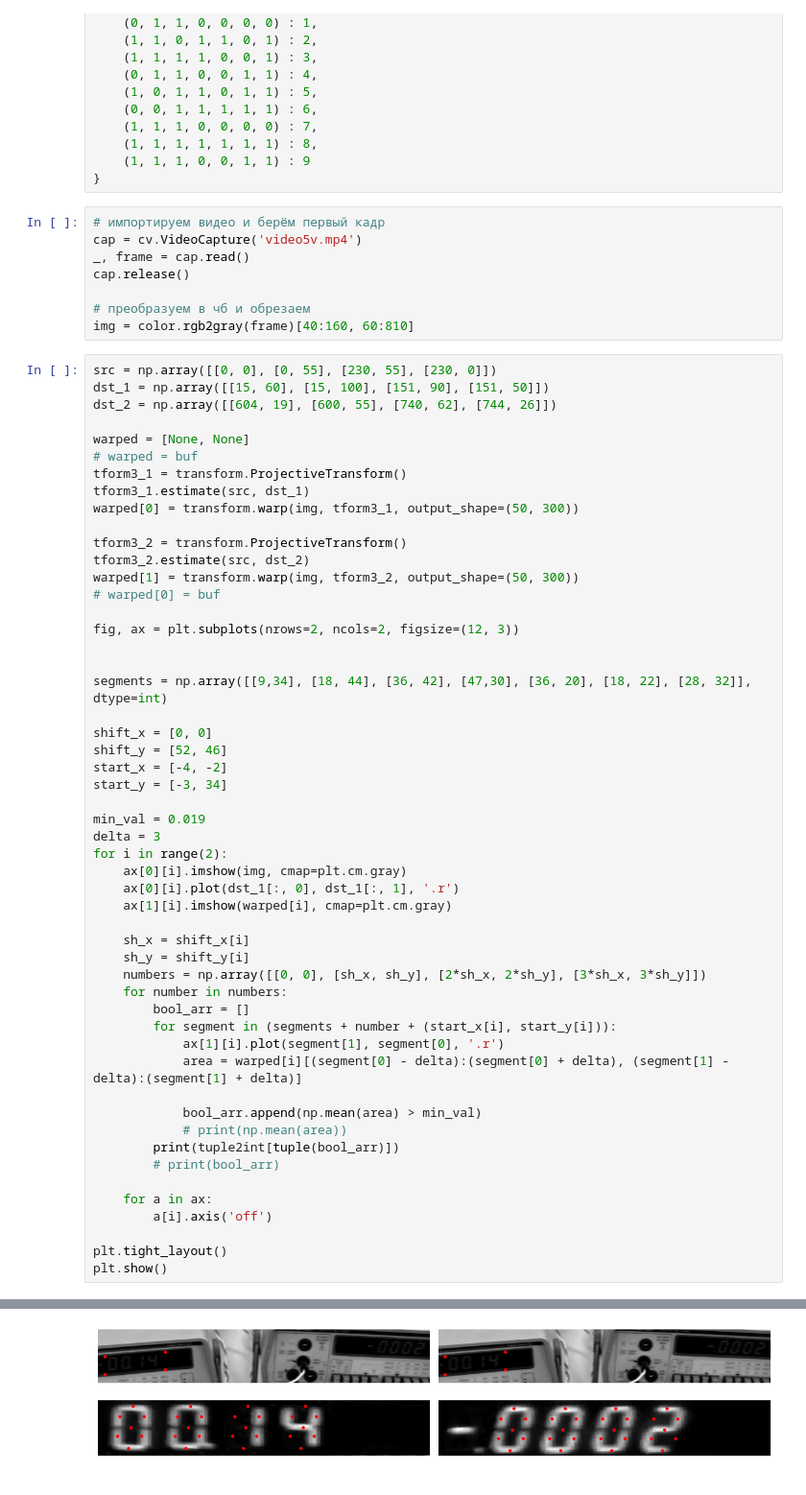
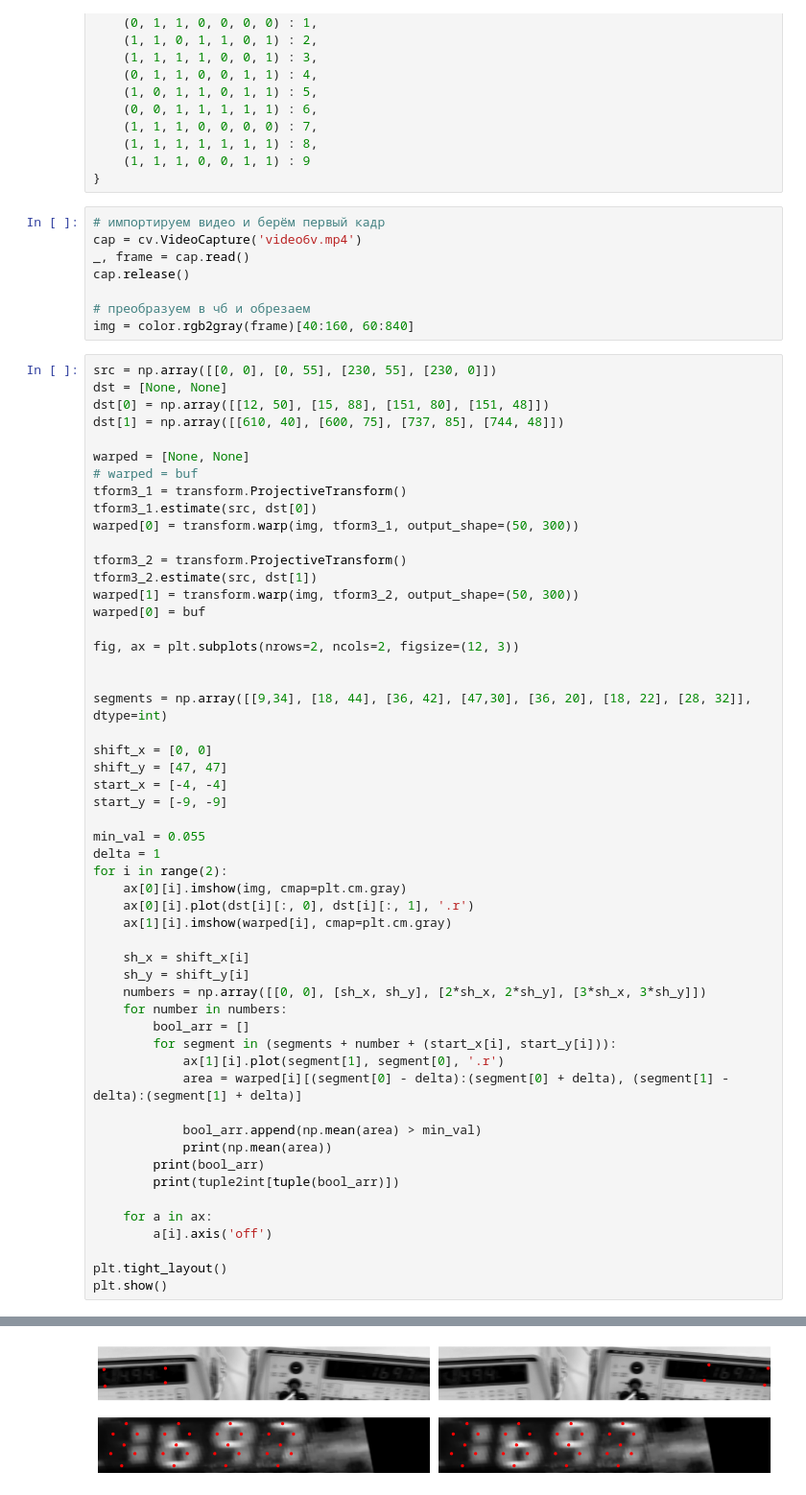
Before and after one commit to gleblug/experiment-automation, a Jupyter notebook: 5.2.1-frank-herz-experiment/video-digits-recognition.ipynb, the cells around one changed output, grey strips where cells are left out. Shown at 96% size. Cells and saved outputs as stored; diff of their text form.

```diff
--- a/5.2.1-frank-herz-experiment/video-digits-recognition.ipynb
+++ b/5.2.1-frank-herz-experiment/video-digits-recognition.ipynb
@@ -19,27 +19,28 @@ tuple2int = {
 }
 # %%
 # импортируем видео и берём первый кадр
-cap = cv.VideoCapture('video5v.mp4')
+cap = cv.VideoCapture('video6v.mp4')
 _, frame = cap.read()
 cap.release()
 
 # преобразуем в чб и обрезаем
-img = color.rgb2gray(frame)[40:160, 60:810]
+img = color.rgb2gray(frame)[40:160, 60:840]
 # %%
 src = np.array([[0, 0], [0, 55], [230, 55], [230, 0]])
-dst_1 = np.array([[15, 60], [15, 100], [151, 90], [151, 50]])
-dst_2 = np.array([[604, 19], [600, 55], [740, 62], [744, 26]])
+dst = [None, None]
+dst[0] = np.array([[12, 50], [15, 88], [151, 80], [151, 48]])
+dst[1] = np.array([[610, 40], [600, 75], [737, 85], [744, 48]])
 
 warped = [None, None]
 # warped = buf
 tform3_1 = transform.ProjectiveTransform()
-tform3_1.estimate(src, dst_1)
+tform3_1.estimate(src, dst[0])
 warped[0] = transform.warp(img, tform3_1, output_shape=(50, 300))
 
 tform3_2 = transform.ProjectiveTransform()
-tform3_2.estimate(src, dst_2)
+tform3_2.estimate(src, dst[1])
 warped[1] = transform.warp(img, tform3_2, output_shape=(50, 300))
-# warped[0] = buf
+warped[0] = buf
 
 fig, ax = plt.subplots(nrows=2, ncols=2, figsize=(12, 3))
 
@@ -47,15 +48,15 @@ fig, ax = plt.subplots(nrows=2, ncols=2, figsize=(12, 3))
 segments = np.array([[9,34], [18, 44], [36, 42], [47,30], [36, 20], [18, 22], [28, 32]], dtype=int)
 
 shift_x = [0, 0]
-shift_y = [52, 46]
-start_x = [-4, -2]
-start_y = [-3, 34]
+shift_y = [47, 47]
+start_x = [-4, -4]
+start_y = [-9, -9]
 
-min_val = 0.019
-delta = 3
+min_val = 0.055
+delta = 1
 for i in range(2):
     ax[0][i].imshow(img, cmap=plt.cm.gray)
-    ax[0][i].plot(dst_1[:, 0], dst_1[:, 1], '.r')
+    ax[0][i].plot(dst[i][:, 0], dst[i][:, 1], '.r')
     ax[1][i].imshow(warped[i], cmap=plt.cm.gray)
 
     sh_x = shift_x[i]
@@ -68,9 +69,9 @@ for i in range(2):
             area = warped[i][(segment[0] - delta):(segment[0] + delta), (segment[1] - delta):(segment[1] + delta)]
 
             bool_arr.append(np.mean(area) > min_val)
-            # print(np.mean(area))
+            print(np.mean(area))
+        print(bool_arr)
         print(tuple2int[tuple(bool_arr)])
-        # print(bool_arr)
 
     for a in ax:
         a[i].axis('off')
@@ -89,4 +99,4 @@ plt.show()
-[figure, old version]
+[figure, new version]
 # %%
 buf = None
 
```
Also changed, not shown: parts of 2 cells of this notebook, 1 other file.
